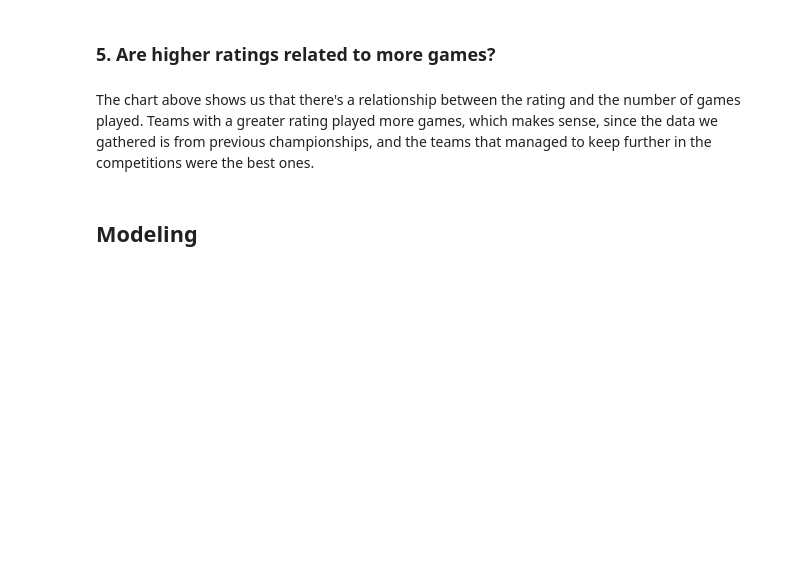
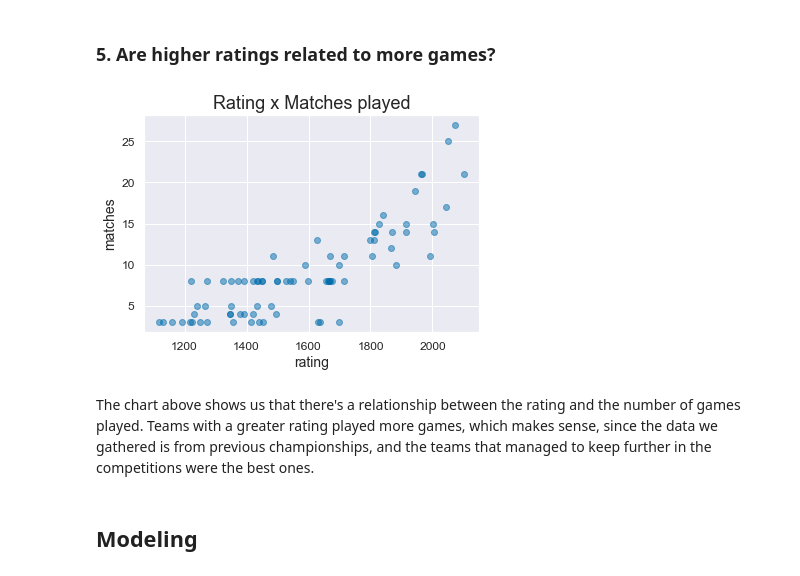
Before and after one commit to BAlmeidaS/women-world-cup-predictor, a Jupyter notebook: women_world_cup_predictor.ipynb, the cells around one changed output. Cells and saved outputs as stored; diff of their text form; code cells hidden in the pictures; blank space fills up the shorter version.

```diff
--- a/women_world_cup_predictor.ipynb
+++ b/women_world_cup_predictor.ipynb
@@ -288,9 +329,11 @@ matches_rating.drop(columns=['matches'], inplace=True)
 matches_rating.drop_duplicates(inplace=True)
 matches_rating.set_index('team', inplace=True)
 matches_rating = matches_rating.join(matches_count)
+matches_rating.reset_index(inplace=True)
 # %%
-matches_rating.plot('rating', 'matches', kind='scatter')
-plot_scatter(matches_rating[['rating']], matches_rating[['matches']], 'Rating x Matches played')
+ps.plot_scatter(matches_rating[['rating']], matches_rating[['matches']], 'Rating x Matches played')
+# %% [output]
+[figure, added]
 # %% [markdown]
 The chart above shows us that there's a relationship between the rating and the number of games played. Teams with a greater rating played more games, which makes sense, since the data we gathered is from previous championships, and the teams that managed to keep further in the competitions were the best ones.
 # %% [markdown]
```
Also changed, not shown: parts of 63 cells of this notebook, 2 other files.
